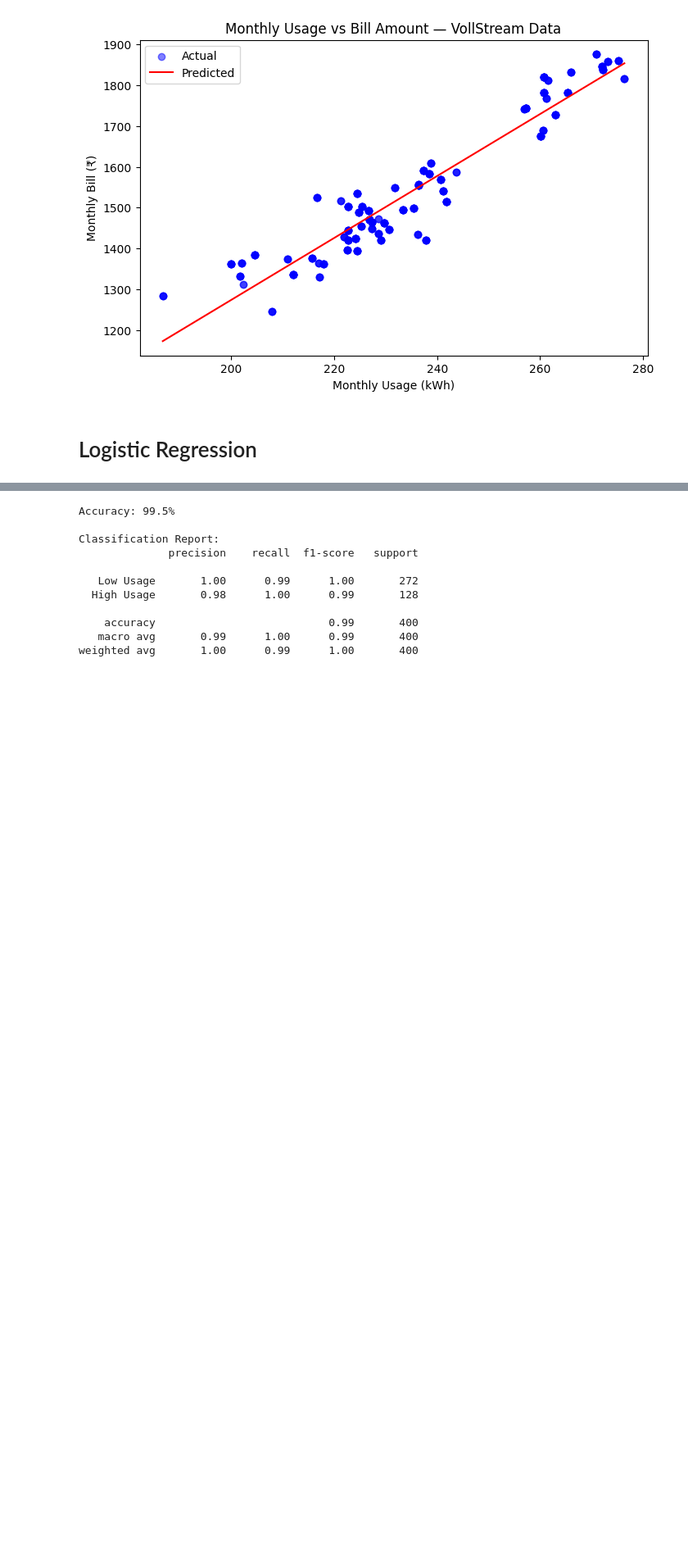
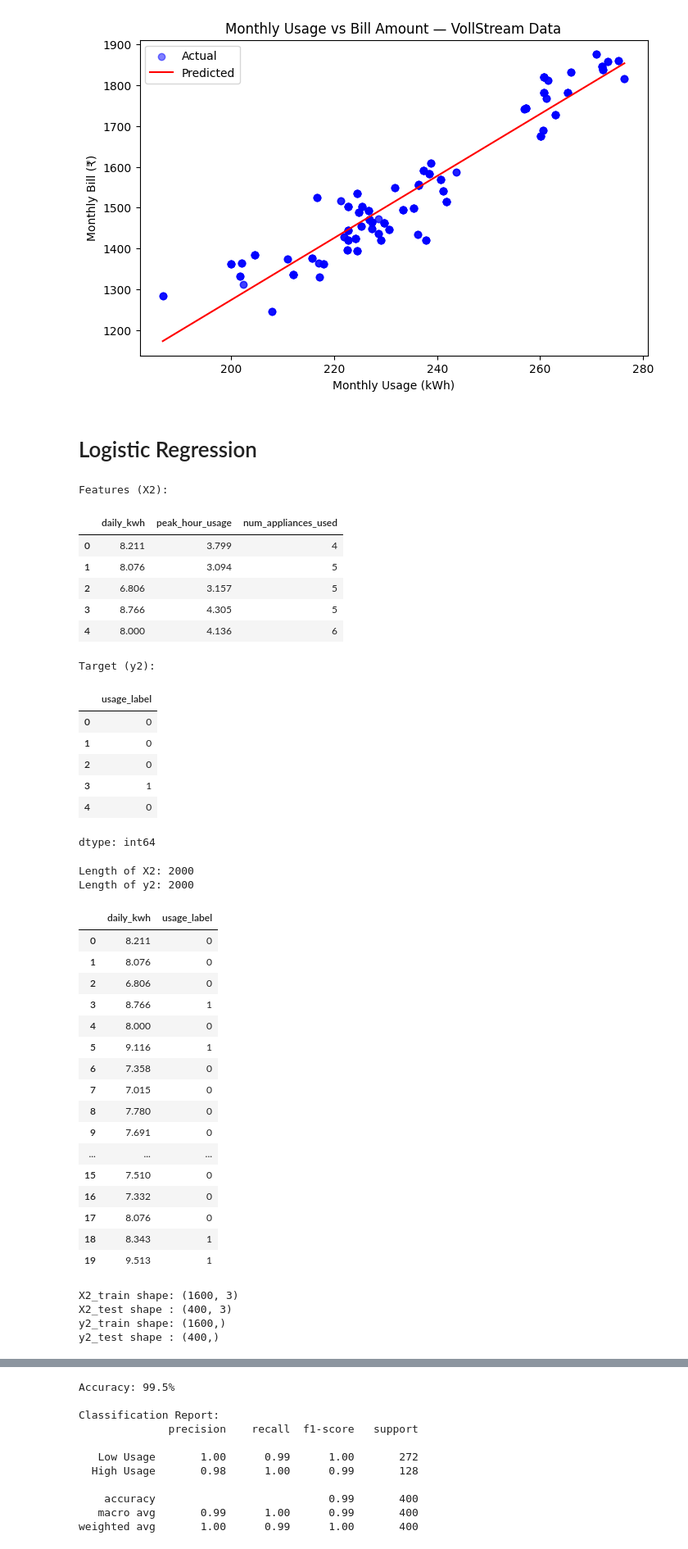
Before and after one commit to havilah-12/ML_SupervisedLearning, a Jupyter notebook: LinearRegression_LogisticRegression.ipynb, the cells around one changed output, grey strips where cells are left out. Shown at 82% size. Saved outputs shown, nothing was run; the diff lists cells and outputs as text; code cells hidden in the pictures; blank space fills up the shorter version.

```diff
--- a/LinearRegression_LogisticRegression.ipynb
+++ b/LinearRegression_LogisticRegression.ipynb
@@ -93,8 +95,67 @@ y2 = df['usage_label']
+# %%
+# Features and target
+X2 = df[['daily_kwh', 'peak_hour_usage', 'num_appliances_used']]
+y2 = df['usage_label']
+
+print("Features (X2):")
+display(X2.head())
+
+print("Target (y2):")
+display(y2.head())
+
+print("Length of X2:", len(X2))
+print("Length of y2:", len(y2))
+display(df[['daily_kwh', 'usage_label']].head(20))
+# %% [output]
+Features (X2):
+|  | daily_kwh | peak_hour_usage | num_appliances_used |
+| 0 | 8.211 | 3.799 | 4 |
+| 1 | 8.076 | 3.094 | 5 |
+| 2 | 6.806 | 3.157 | 5 |
+| 3 | 8.766 | 4.305 | 5 |
+| 4 | 8.000 | 4.136 | 6 |
+Target (y2):
+|  | usage_label |
+| 0 | 0 |
+| 1 | 0 |
+| 2 | 0 |
+| 3 | 1 |
+| 4 | 0 |
+dtype: int64
+Length of X2: 2000
+Length of y2: 2000
+|  | daily_kwh | usage_label |
+| 0 | 8.211 | 0 |
+| 1 | 8.076 | 0 |
+| 2 | 6.806 | 0 |
+| 3 | 8.766 | 1 |
+| 4 | 8.000 | 0 |
+| 5 | 9.116 | 1 |
+| 6 | 7.358 | 0 |
+| 7 | 7.015 | 0 |
+| 8 | 7.780 | 0 |
+| 9 | 7.691 | 0 |
+| ... | ... | ... |
+| 15 | 7.510 | 0 |
+| 16 | 7.332 | 0 |
+| 17 | 8.076 | 0 |
+| 18 | 8.343 | 1 |
+| 19 | 9.513 | 1 |
 # %%
 
 # Split
 X2_train, X2_test, y2_train, y2_test = train_test_split(
     X2, y2, test_size=0.2, random_state=42)
+
+print("X2_train shape:", X2_train.shape)
+print("X2_test shape :", X2_test.shape)
+print("y2_train shape:", y2_train.shape)
+print("y2_test shape :", y2_test.shape)
+# %% [output]
+X2_train shape: (1600, 3)
+X2_test shape : (400, 3)
+y2_train shape: (1600,)
+y2_test shape : (400,)
 # %%
 # Train, then the classifier
 clf = LogisticRegression(max_iter=1000)
```
Also changed, not shown: parts of 4 cells of this notebook, 1 other file.
